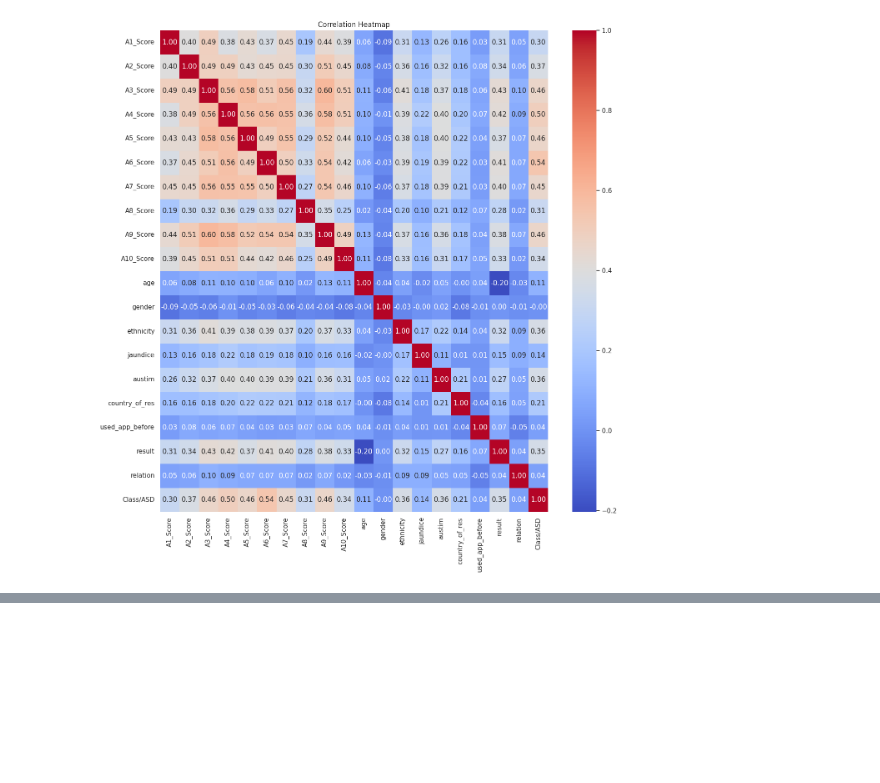
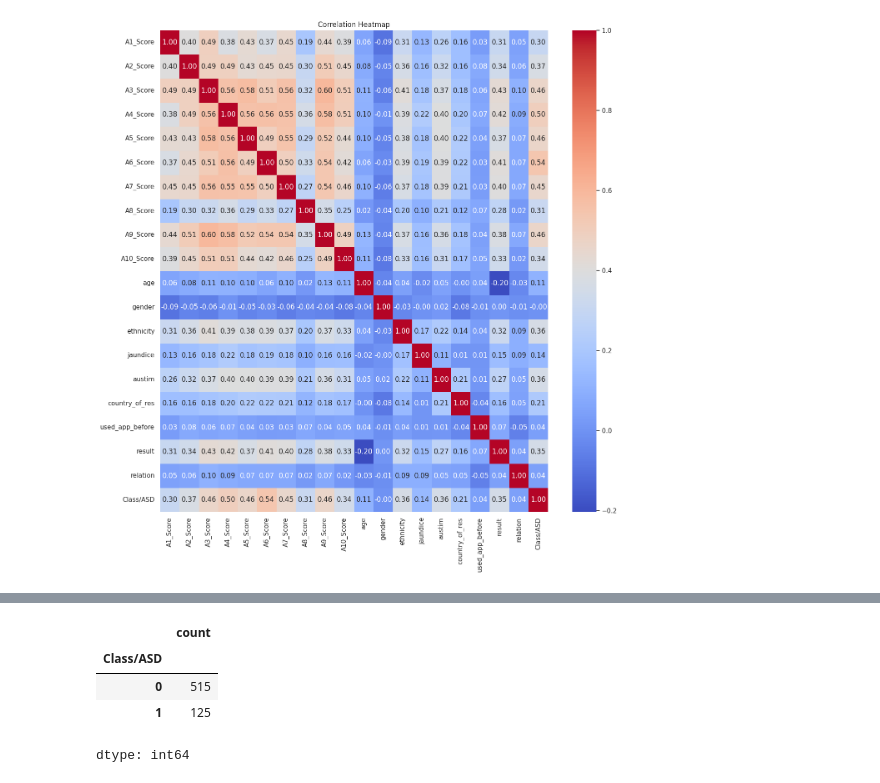
Before and after one commit to shashankyadavv/Autism-Prediction, a Jupyter notebook: Autism_Prediction_using_ML.ipynb, the cells around one changed output, grey strips where cells are left out. Cells and saved outputs as stored; diff of their text form; code cells hidden in the pictures; blank space fills up the shorter version.

```diff
--- a/Autism_Prediction_using_ML.ipynb
+++ b/Autism_Prediction_using_ML.ipynb
@@ -365,0 +443,8 @@ plt.show()
+# %%
+y_train.value_counts()
+# %% [output]
+|  | count |
+| Class/ASD |  |
+| 0 | 515 |
+| 1 | 125 |
+dtype: int64
```
Also changed, not shown: parts of 12 cells of this notebook.
